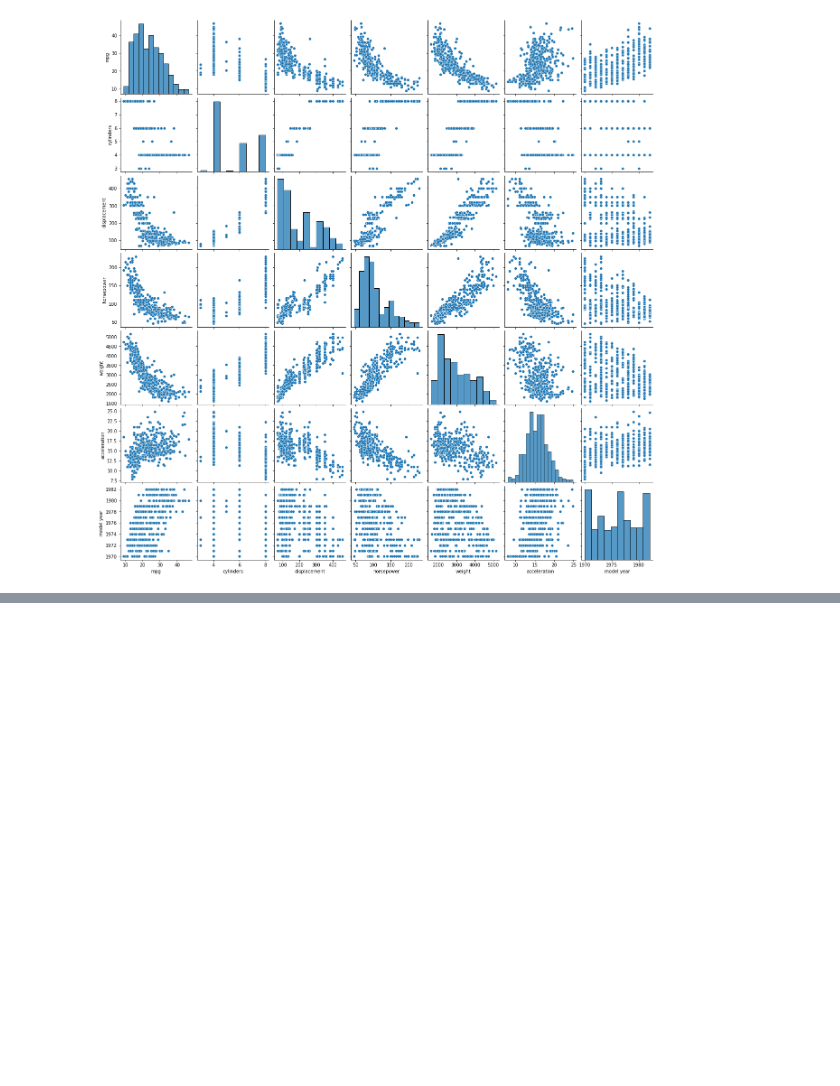
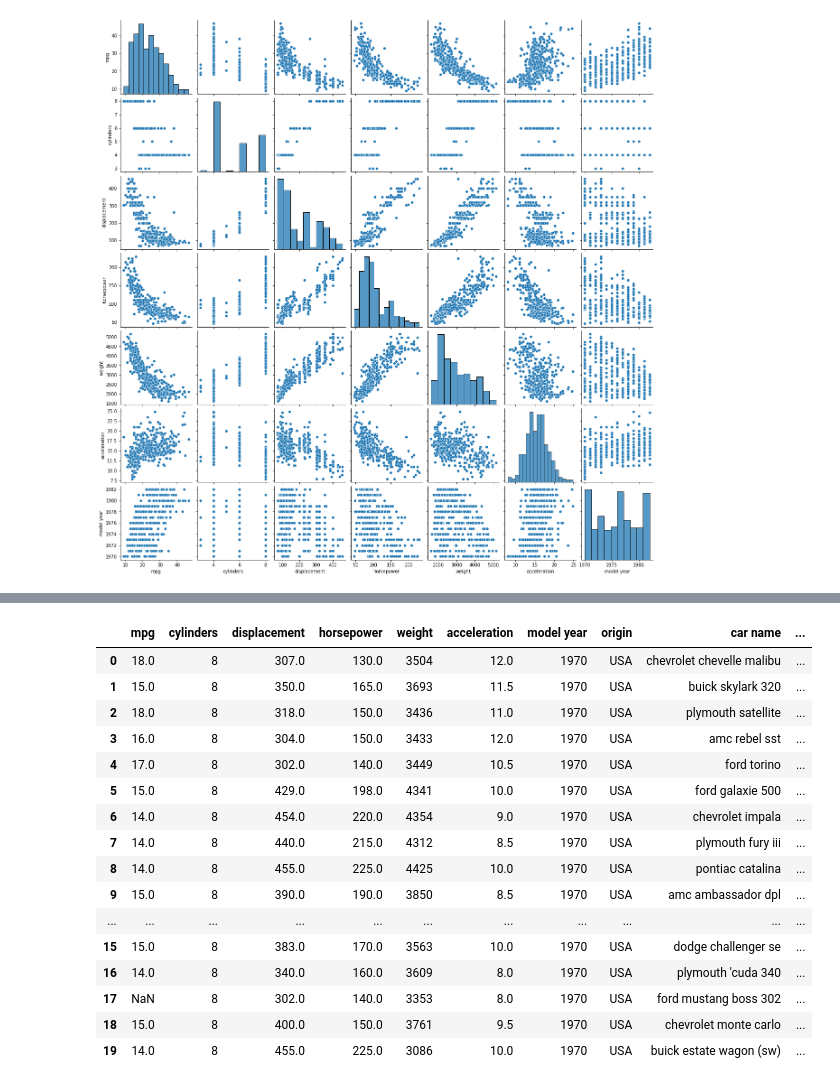
Before and after one commit to cchio74/forgemaster, a Jupyter notebook: lab05_Auto_MPG_LHC.ipynb, the cells around one changed output, grey strips where cells are left out. Cells and saved outputs as stored; diff of their text form; code cells hidden in the pictures; blank space fills up the shorter version.

```diff
--- a/lab05_Auto_MPG_LHC.ipynb
+++ b/lab05_Auto_MPG_LHC.ipynb
@@ -225,0 +346,2 @@ sns.pairplot(data)
+# %%
+origin_onehot=pd.get_dummies(data['origin'])
@@ -225,0 +364,2 @@ sns.pairplot(data)
+# %%
+data=pd.concat([data,origin_onehot],axis=1) #병합
@@ -225,0 +394,3 @@ sns.pairplot(data)
+# %%
+data['missing']='train'
+data.head()
@@ -225,0 +404,23 @@ sns.pairplot(data)
+# %%
+data['missing']=data['missing'].where(data['mpg'].notna(),'mpg')
+data['missing']=data['missing'].where(data['horsepower'].notna(),'horsepower')
+# %%
+data.head(20)
+# %% [output]
+|  | mpg | cylinders | displacement | horsepower | weight | acceleration | model year | origin | car name | ... |
+| 0 | 18.0 | 8 | 307.0 | 130.0 | 3504 | 12.0 | 1970 | USA | chevrolet chevelle malibu | ... |
+| 1 | 15.0 | 8 | 350.0 | 165.0 | 3693 | 11.5 | 1970 | USA | buick skylark 320 | ... |
+| 2 | 18.0 | 8 | 318.0 | 150.0 | 3436 | 11.0 | 1970 | USA | plymouth satellite | ... |
+| 3 | 16.0 | 8 | 304.0 | 150.0 | 3433 | 12.0 | 1970 | USA | amc rebel sst | ... |
+| 4 | 17.0 | 8 | 302.0 | 140.0 | 3449 | 10.5 | 1970 | USA | ford torino | ... |
+| 5 | 15.0 | 8 | 429.0 | 198.0 | 4341 | 10.0 | 1970 | USA | ford galaxie 500 | ... |
+| 6 | 14.0 | 8 | 454.0 | 220.0 | 4354 | 9.0 | 1970 | USA | chevrolet impala | ... |
+| 7 | 14.0 | 8 | 440.0 | 215.0 | 4312 | 8.5 | 1970 | USA | plymouth fury iii | ... |
+| 8 | 14.0 | 8 | 455.0 | 225.0 | 4425 | 10.0 | 1970 | USA | pontiac catalina | ... |
+| 9 | 15.0 | 8 | 390.0 | 190.0 | 3850 | 8.5 | 1970 | USA | amc ambassador dpl | ... |
+| ... | ... | ... | ... | ... | ... | ... | ... | ... | ... | ... |
+| 15 | 15.0 | 8 | 383.0 | 170.0 | 3563 | 10.0 | 1970 | USA | dodge challenger se | ... |
+| 16 | 14.0 | 8 | 340.0 | 160.0 | 3609 | 8.0 | 1970 | USA | plymouth 'cuda 340 | ... |
+| 17 | NaN | 8 | 302.0 | 140.0 | 3353 | 8.0 | 1970 | USA | ford mustang boss 302 | ... |
+| 18 | 15.0 | 8 | 400.0 | 150.0 | 3761 | 9.5 | 1970 | USA | chevrolet monte carlo | ... |
+| 19 | 14.0 | 8 | 455.0 | 225.0 | 3086 | 10.0 | 1970 | USA | buick estate wagon (sw) | ... |
```
Also changed, not shown: parts of 29 cells of this notebook.
